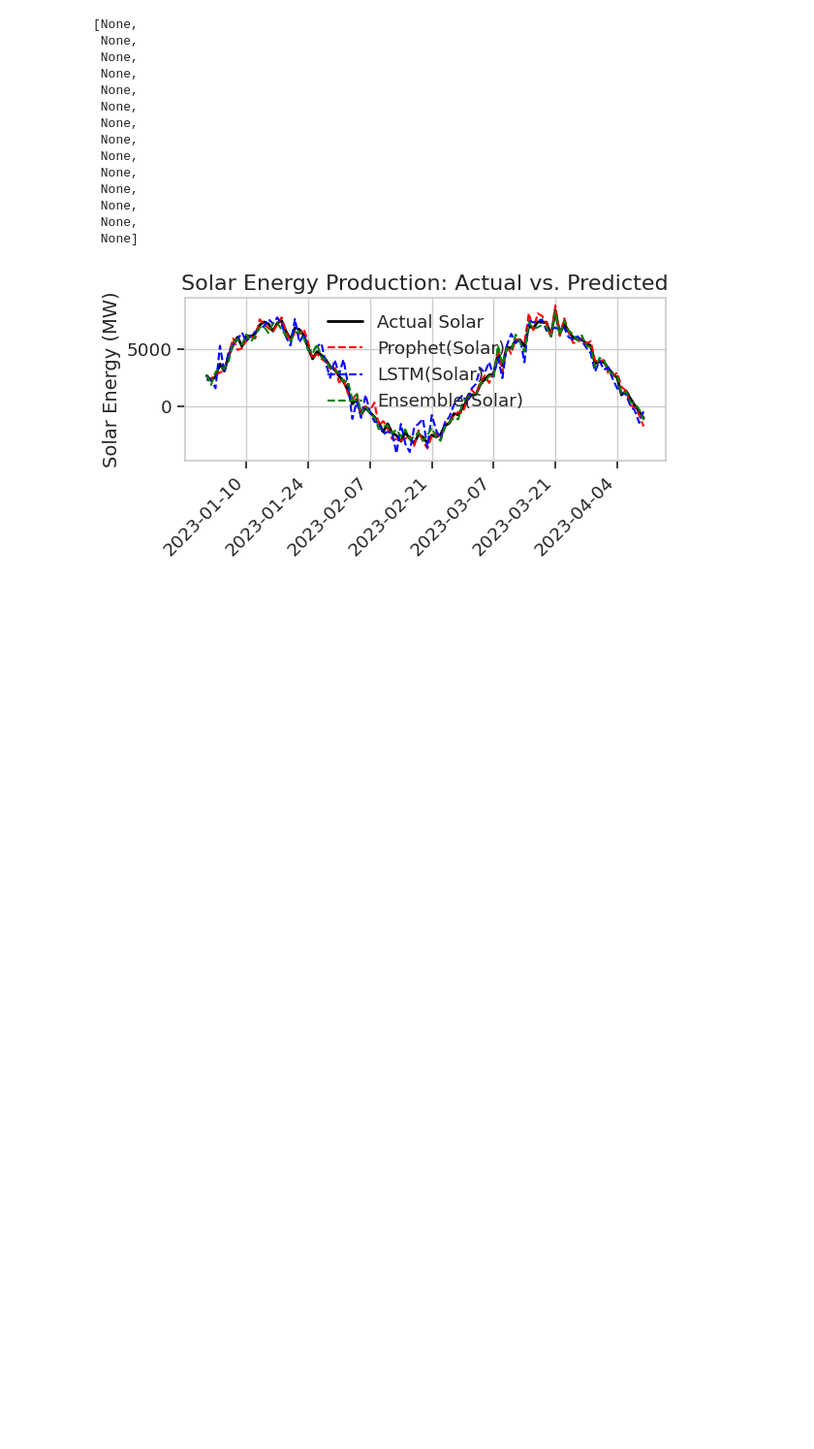
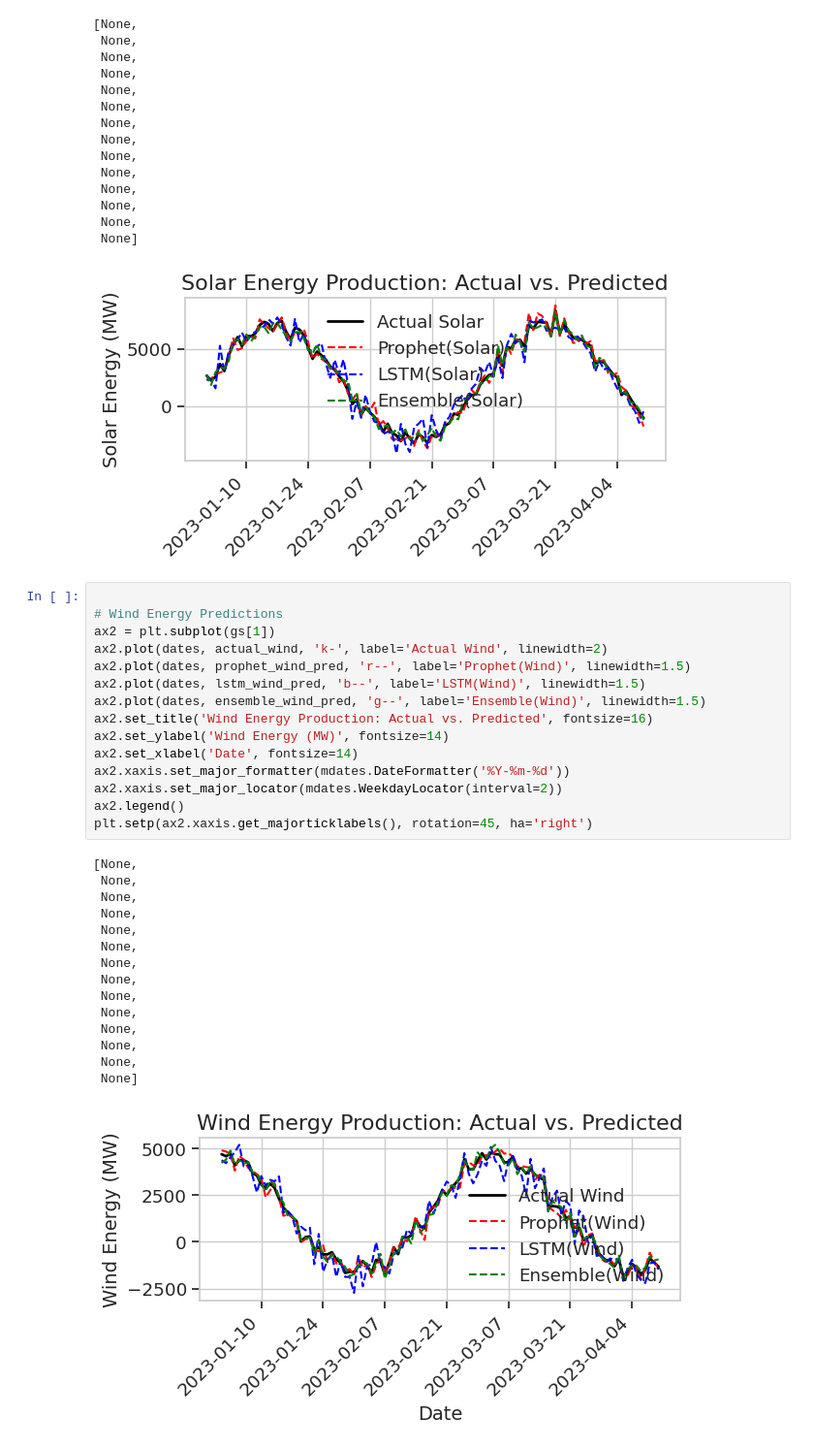
Before and after one commit to TiffanyPanchum/Renewable-Energy-Prediction, a Jupyter notebook: notebooks/Model_Analysis.ipynb, the cells around one changed output. Shown at 97% size. Drawn from its saved outputs; the diff is of its cells as text; blank space fills up the shorter version.

Commit message:
Plot for Wind Energy Predictions

```diff
--- a/notebooks/Model_Analysis.ipynb
+++ b/notebooks/Model_Analysis.ipynb
@@ -214,3 +214,34 @@ plt.setp(ax1.xaxis.get_majorticklabels(), rotation=45, ha='right')
  None,
  None]
 [figure]
+# %%
+
+# Wind Energy Predictions
+ax2 = plt.subplot(gs[1])
+ax2.plot(dates, actual_wind, 'k-', label='Actual Wind', linewidth=2)
+ax2.plot(dates, prophet_wind_pred, 'r--', label='Prophet(Wind)', linewidth=1.5)
+ax2.plot(dates, lstm_wind_pred, 'b--', label='LSTM(Wind)', linewidth=1.5)
+ax2.plot(dates, ensemble_wind_pred, 'g--', label='Ensemble(Wind)', linewidth=1.5)
+ax2.set_title('Wind Energy Production: Actual vs. Predicted', fontsize=16)
+ax2.set_ylabel('Wind Energy (MW)', fontsize=14)
+ax2.set_xlabel('Date', fontsize=14)
+ax2.xaxis.set_major_formatter(mdates.DateFormatter('%Y-%m-%d'))
+ax2.xaxis.set_major_locator(mdates.WeekdayLocator(interval=2))
+ax2.legend()
+plt.setp(ax2.xaxis.get_majorticklabels(), rotation=45, ha='right')
+# %% [output]
+[None,
+ None,
+ None,
+ None,
+ None,
+ None,
+ None,
+ None,
+ None,
+ None,
+ None,
+ None,
+ None,
+ None]
+[figure, added]
```
Also changed, not shown: parts of 1 cell of this notebook.
